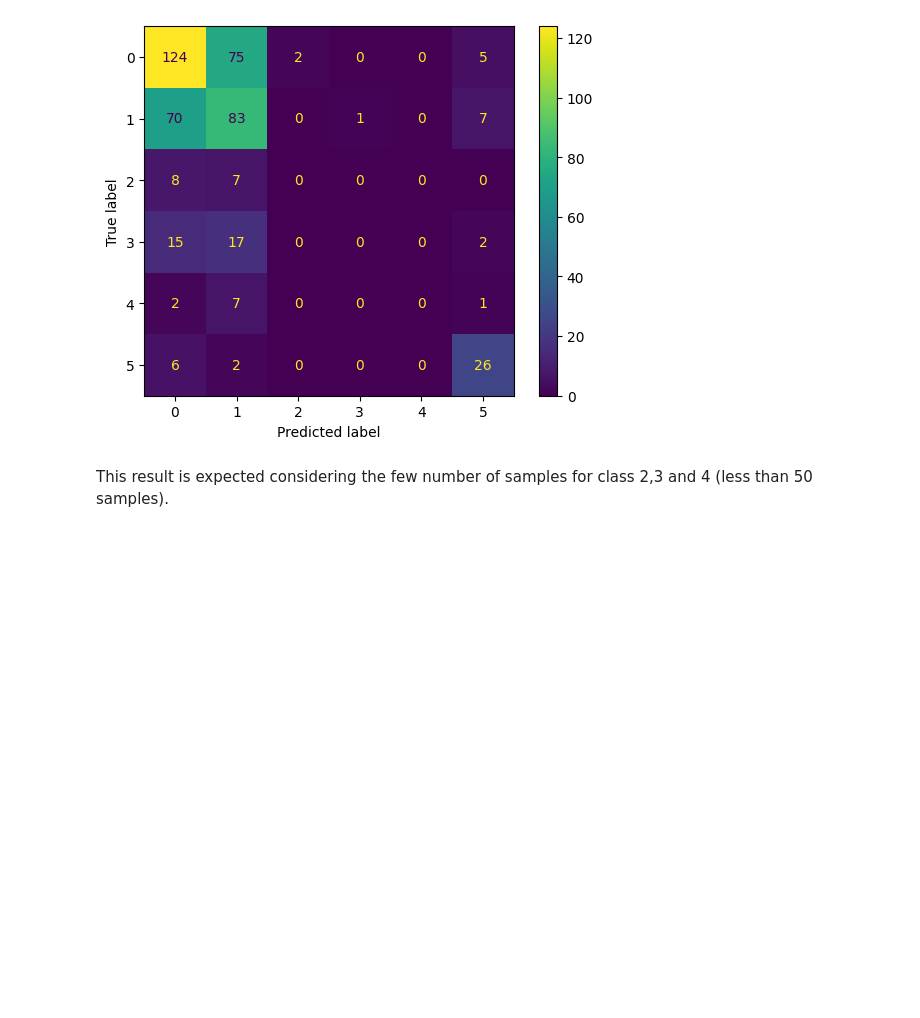
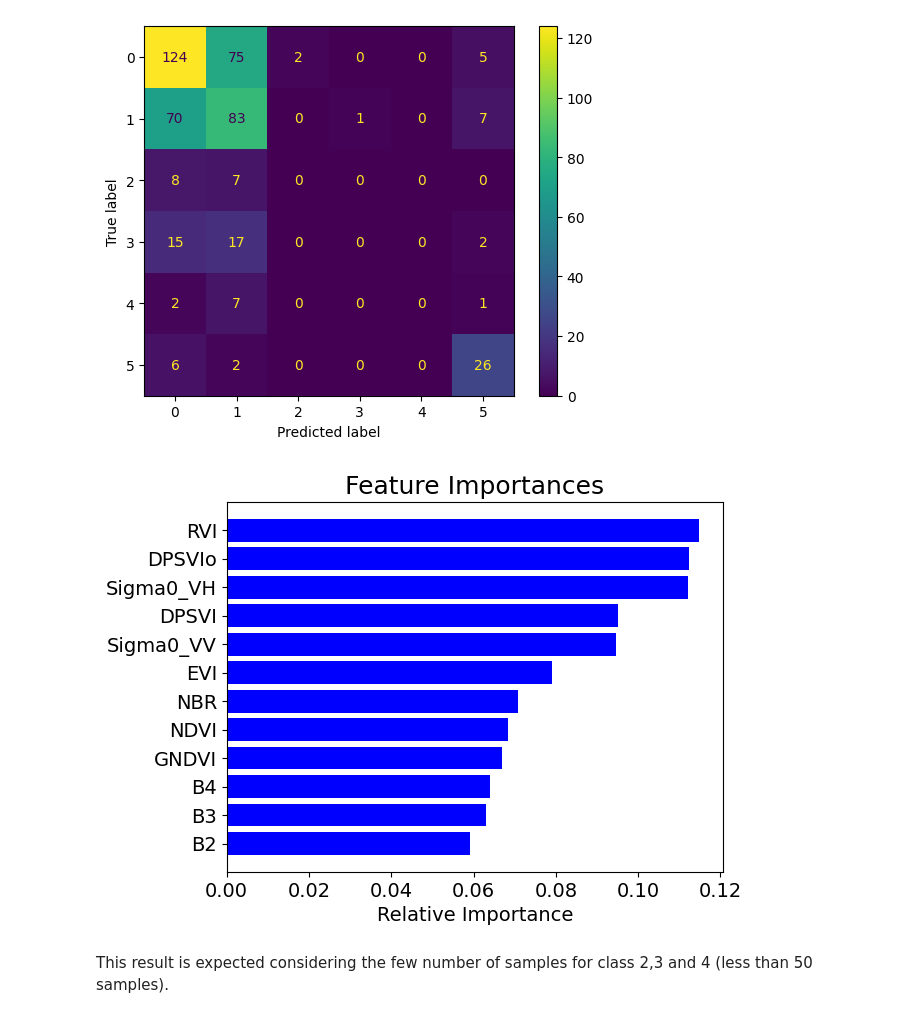
Before and after one commit to wathela/Sentinel1-2CropML-Classification, a Jupyter notebook: Crop_classification_S1+S2_ML.ipynb, the cells around one changed output. Drawn from its saved outputs; the diff is of its cells as text; code cells hidden in the pictures; blank space fills up the shorter version.

```diff
--- a/Crop_classification_S1+S2_ML.ipynb
+++ b/Crop_classification_S1+S2_ML.ipynb
@@ -909,6 +909,19 @@ print("Model saved as rf_model.pkl")
 # %% [output]
 Model saved as rf_model.pkl
 [figure]
+# %%
+features = ['B4', 'B3', 'B2','NDVI', 'GNDVI', 'NBR', 'EVI', 'Sigma0_VV', 'Sigma0_VH', 'DPSVIo', 'DPSVI', 'RVI']
+importances = rf_clf.feature_importances_
+indices = np.argsort(importances)
+
+plt.title('Feature Importances', fontsize=18)
+plt.barh(range(len(indices)), importances[indices], color='b', align='center')
+plt.yticks(range(len(indices)), [features[i] for i in indices], fontsize=14)
+plt.xlabel('Relative Importance', fontsize=14)
+plt.xticks(fontsize=14)
+plt.show()
+# %% [output]
+[figure, added]
 # %% [markdown]
 This result is expected considering the few number of samples for class 2,3 and 4 (less than 50 samples).
 # %%
```
Also changed, not shown: parts of 2 cells of this notebook, 4 other files.
